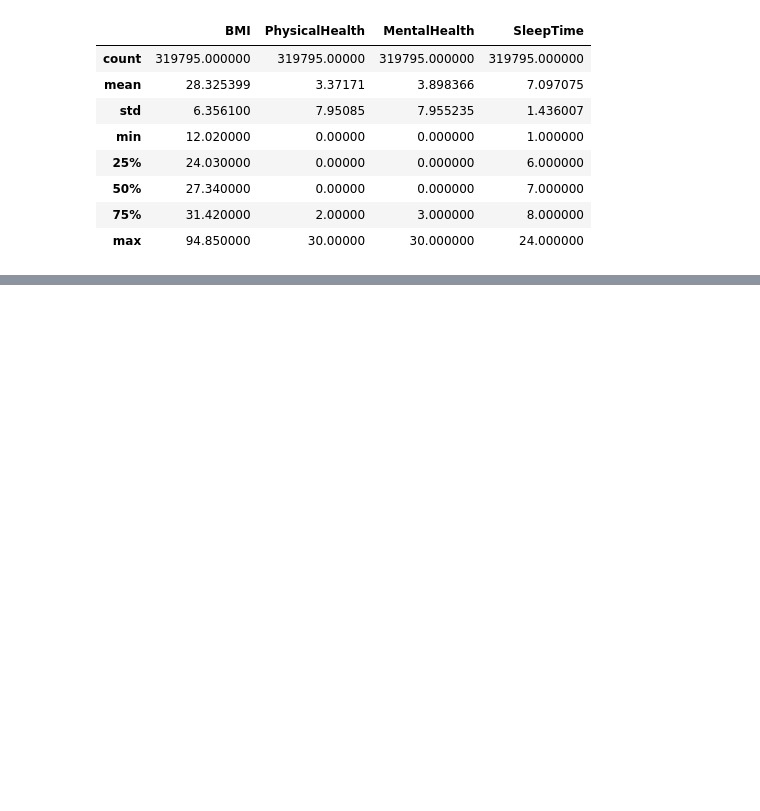
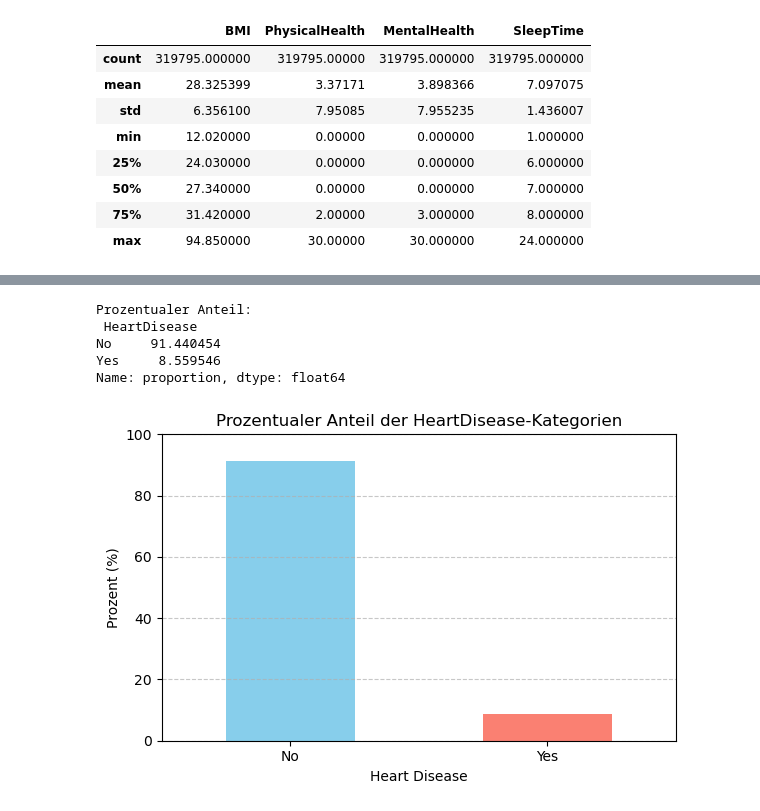
Before and after one commit to ManaTrooo/Asai-Projekt, a Jupyter notebook: heartDis.ipynb, the cells around one changed output, grey strips where cells are left out. Drawn from its saved outputs; the diff is of its cells as text; code cells hidden in the pictures; blank space fills up the shorter version.

```diff
--- a/heartDis.ipynb
+++ b/heartDis.ipynb
@@ -186,3 +161,26 @@ Prozentualer Anteil: 0.01%
 | 40015 | No | 36.360000 | Yes | No | No | 30.000000 | 30.000000 | Yes | ... |
 | 40288 | No | 21.460000 | No | No | No | 14.000000 | 10.000000 | Yes | ... |
 | 40858 | No | 31.090000 | No | No | No | 20.000000 | 15.000000 | Yes | ... |
+# %%
+#Prozentualer Anteil HeartDisease
+heart_disease_counts = df['HeartDisease'].value_counts(normalize=True) * 100
+print("Prozentualer Anteil:\n", heart_disease_counts)
+
+#Balkendiagramm
+plt.figure(figsize=(6,4))
+heart_disease_counts.plot(kind='bar', color=['skyblue', 'salmon'])
+plt.title('Prozentualer Anteil der HeartDisease-Kategorien')
+plt.ylabel('Prozent (%)')
+plt.xlabel('Heart Disease')
+plt.ylim(0, 100)
+plt.xticks(rotation=0)
+plt.grid(axis='y', linestyle='--', alpha=0.7)
+plt.tight_layout()
+plt.show()
+# %% [output]
+Prozentualer Anteil:
+ HeartDisease
+No     91.440454
+Yes     8.559546
+Name: proportion, dtype: float64
+[figure, added]
```
Also changed, not shown: parts of 8 cells of this notebook.
